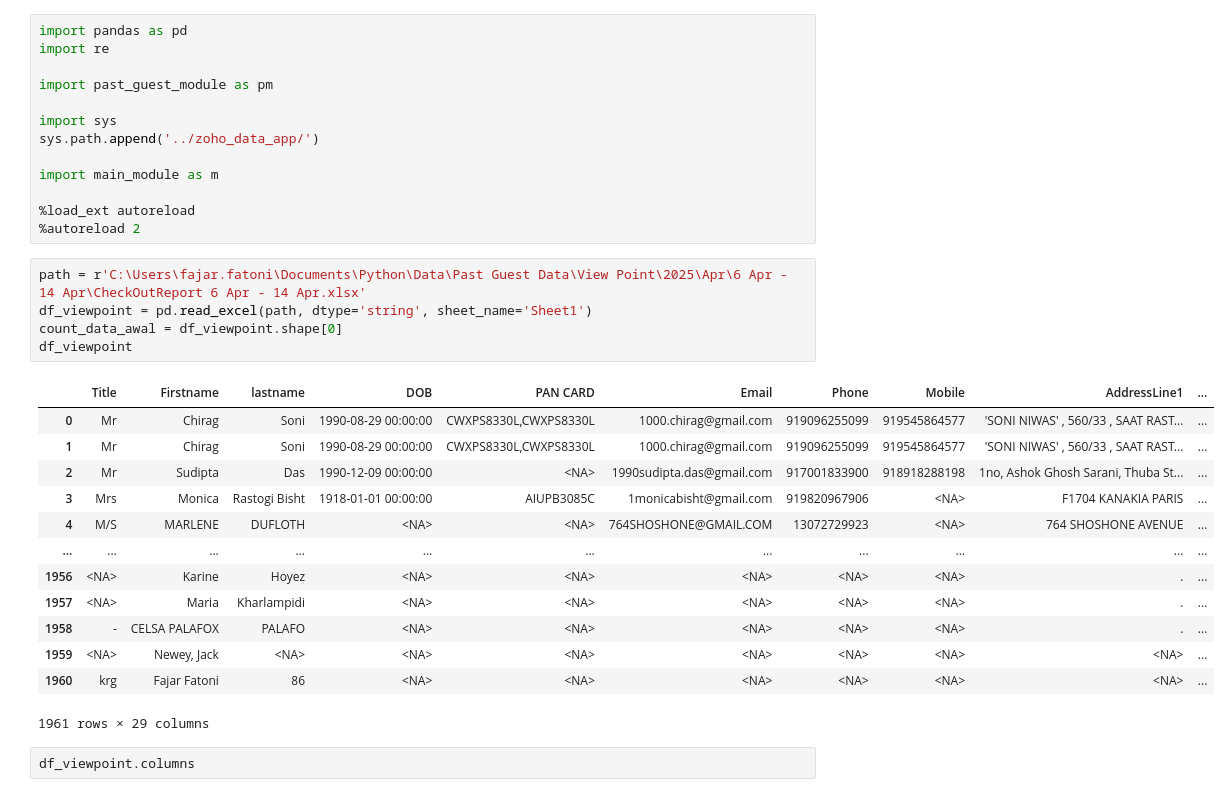
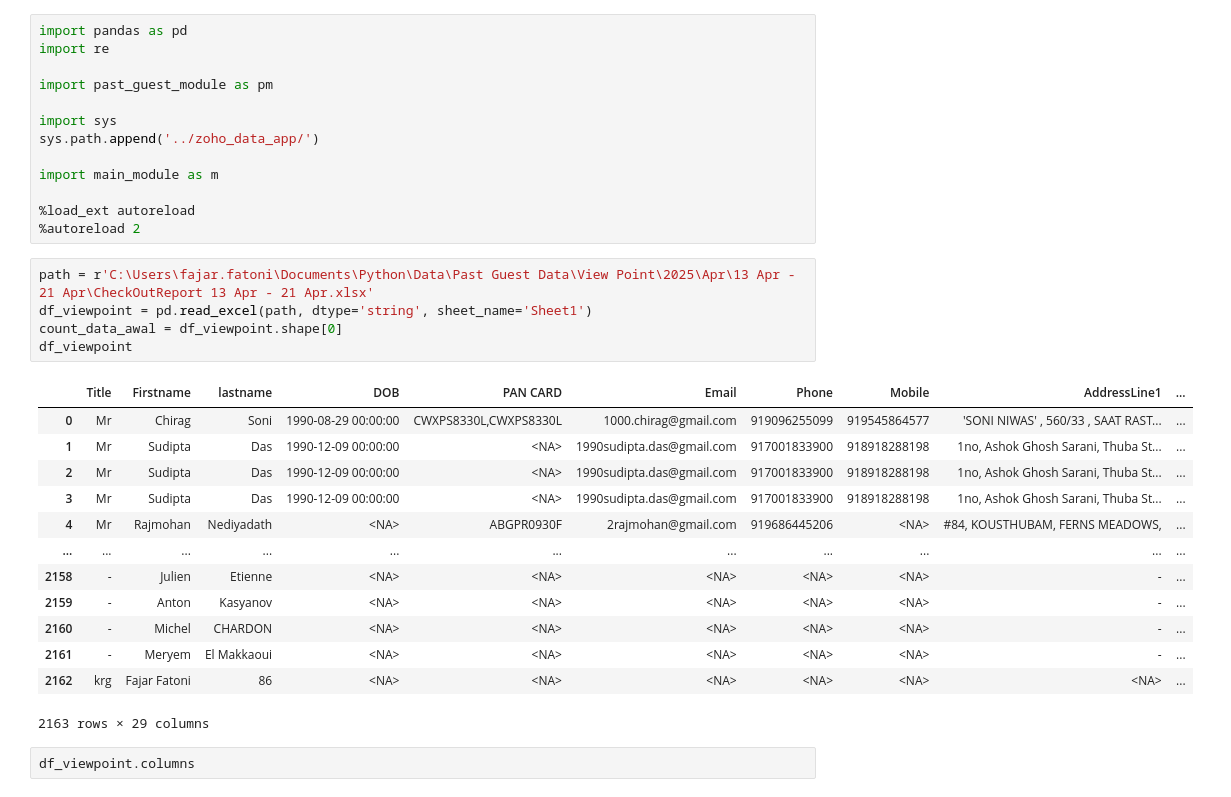
Before and after one commit to fajarfat1195/python.github.io, a Jupyter notebook: past_guest_toni_app/viewpoint_pg_clean_1.ipynb, the cells around one changed output. Cells and saved outputs as stored; diff of their text form.

```diff
--- a/past_guest_toni_app/viewpoint_pg_clean_1.ipynb
+++ b/past_guest_toni_app/viewpoint_pg_clean_1.ipynb
@@ -12,24 +12,24 @@ import main_module as m
 %load_ext autoreload
 %autoreload 2
 # %%
-path = r'C:\Users\fajar.fatoni\Documents\Python\Data\Past Guest Data\View Point\2025\Apr\6 Apr - 14 Apr\CheckOutReport 6 Apr - 14 Apr.xlsx'
+path = r'C:\Users\fajar.fatoni\Documents\Python\Data\Past Guest Data\View Point\2025\Apr\13 Apr - 21 Apr\CheckOutReport 13 Apr - 21 Apr.xlsx'
 df_viewpoint = pd.read_excel(path, dtype='string', sheet_name='Sheet1')
 count_data_awal = df_viewpoint.shape[0]
 df_viewpoint
 # %% [output]
 |  | Title | Firstname | lastname | DOB | PAN CARD | Email | Phone | Mobile | AddressLine1 | ... |
 | 0 | Mr | Chirag | Soni | 1990-08-29 00:00:00 | CWXPS8330L,CWXPS8330L | 1000.chirag@gmail.com | 919096255099 | 919545864577 | 'SONI NIWAS' , 560/33 , SAAT RAST... | ... |
-| 1 | Mr | Chirag | Soni | 1990-08-29 00:00:00 | CWXPS8330L,CWXPS8330L | 1000.chirag@gmail.com | 919096255099 | 919545864577 | 'SONI NIWAS' , 560/33 , SAAT RAST... | ... |
+| 1 | Mr | Sudipta | Das | 1990-12-09 00:00:00 | <NA> | 1990sudipta.das@gmail.com | 917001833900 | 918918288198 | 1no, Ashok Ghosh Sarani, Thuba St... | ... |
 | 2 | Mr | Sudipta | Das | 1990-12-09 00:00:00 | <NA> | 1990sudipta.das@gmail.com | 917001833900 | 918918288198 | 1no, Ashok Ghosh Sarani, Thuba St... | ... |
-| 3 | Mrs | Monica | Rastogi Bisht | 1918-01-01 00:00:00 | AIUPB3085C | 1monicabisht@gmail.com | 919820967906 | <NA> | F1704 KANAKIA PARIS | ... |
-| 4 | M/S | MARLENE | DUFLOTH | <NA> | <NA> | 764SHOSHONE@GMAIL.COM | 13072729923 | <NA> | 764 SHOSHONE AVENUE | ... |
+| 3 | Mr | Sudipta | Das | 1990-12-09 00:00:00 | <NA> | 1990sudipta.das@gmail.com | 917001833900 | 918918288198 | 1no, Ashok Ghosh Sarani, Thuba St... | ... |
+| 4 | Mr | Rajmohan | Nediyadath | <NA> | ABGPR0930F | 2rajmohan@gmail.com | 919686445206 | <NA> | #84, KOUSTHUBAM, FERNS MEADOWS, | ... |
 | ... | ... | ... | ... | ... | ... | ... | ... | ... | ... | ... |
-| 1956 | <NA> | Karine | Hoyez | <NA> | <NA> | <NA> | <NA> | <NA> | . | ... |
-| 1957 | <NA> | Maria | Kharlampidi | <NA> | <NA> | <NA> | <NA> | <NA> | . | ... |
-| 1958 | - | CELSA PALAFOX | PALAFO | <NA> | <NA> | <NA> | <NA> | <NA> | . | ... |
-| 1959 | <NA> | Newey, Jack | <NA> | <NA> | <NA> | <NA> | <NA> | <NA> | <NA> | ... |
-| 1960 | krg | Fajar Fatoni | 86 | <NA> | <NA> | <NA> | <NA> | <NA> | <NA> | ... |
+| 2158 | - | Julien | Etienne | <NA> | <NA> | <NA> | <NA> | <NA> | - | ... |
+| 2159 | - | Anton | Kasyanov | <NA> | <NA> | <NA> | <NA> | <NA> | - | ... |
+| 2160 | - | Michel | CHARDON | <NA> | <NA> | <NA> | <NA> | <NA> | - | ... |
+| 2161 | - | Meryem | El Makkaoui | <NA> | <NA> | <NA> | <NA> | <NA> | - | ... |
+| 2162 | krg | Fajar Fatoni | 86 | <NA> | <NA> | <NA> | <NA> | <NA> | <NA> | ... |
-1961 rows × 29 columns
+2163 rows × 29 columns
 # %%
 df_viewpoint.columns
 # %% [output]
```
Also changed, not shown: parts of 6 cells of this notebook, 4 other files.
